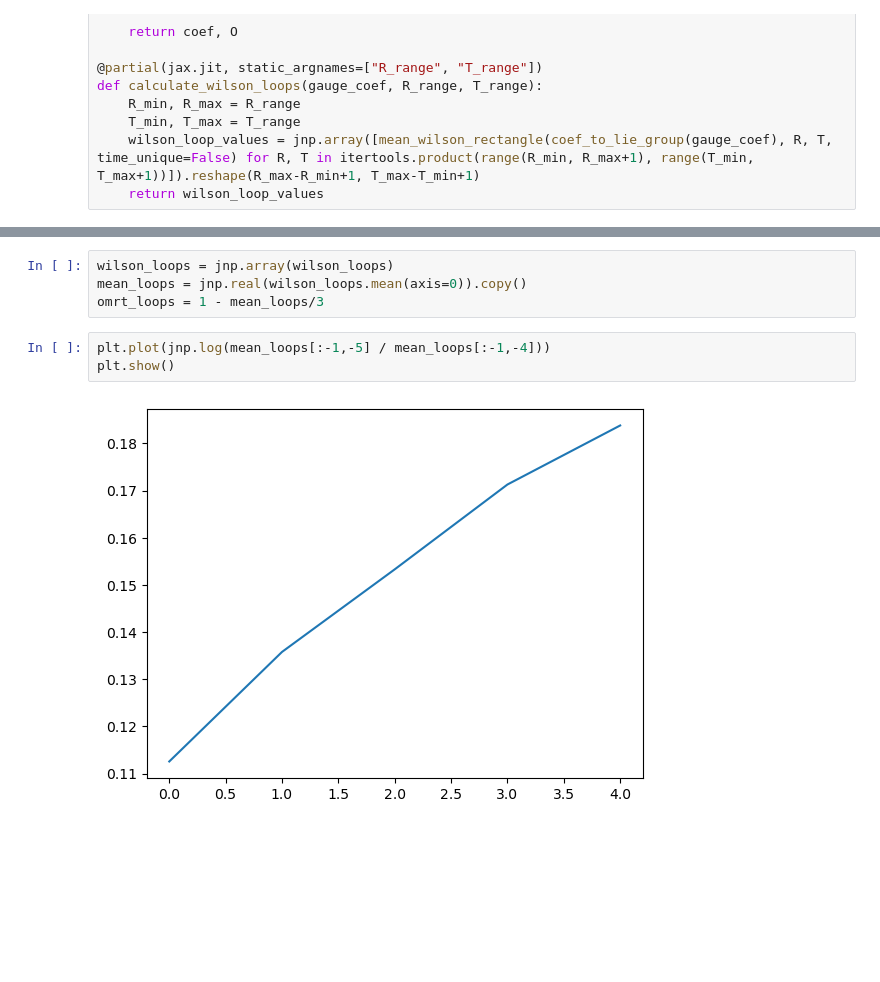
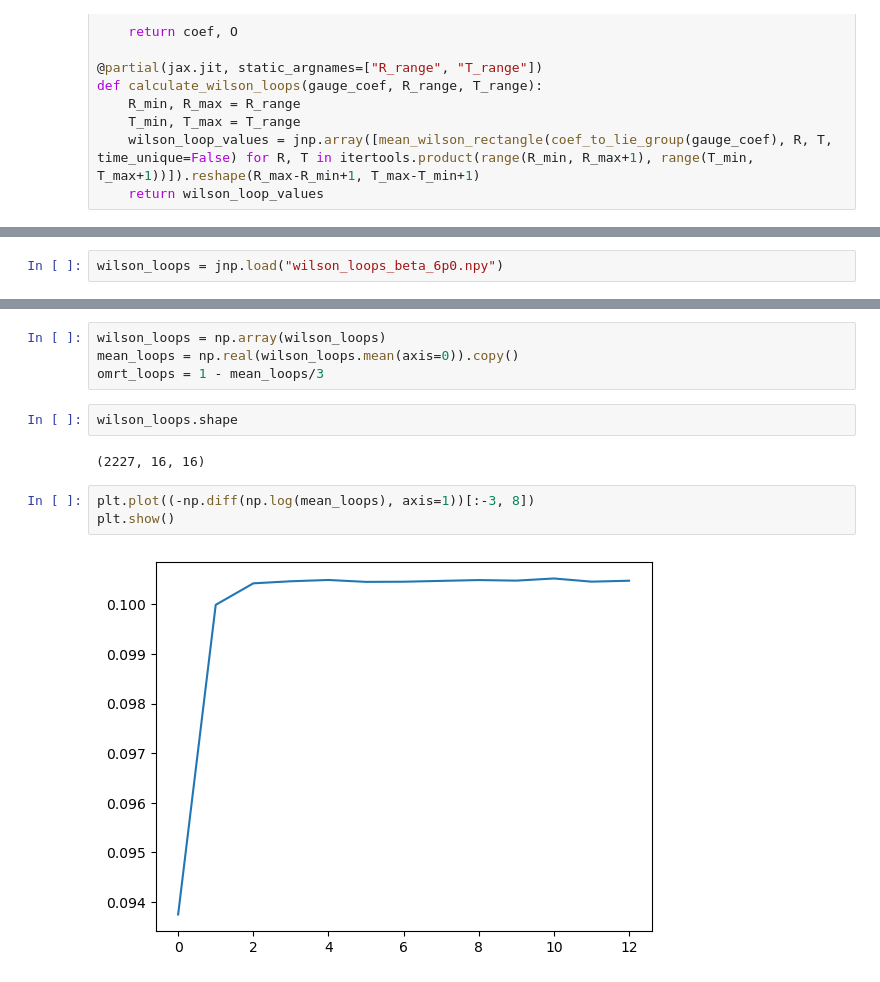
Before and after one commit to noah-lowry/lqcd-jax, a Jupyter notebook: jax-implementation/main.ipynb, the cells around one changed output, grey strips where cells are left out. Cells and saved outputs as stored; diff of their text form; blank space fills up the shorter version.

```diff
--- a/jax-implementation/main.ipynb
+++ b/jax-implementation/main.ipynb
@@ -123,3 +120,5 @@ for i in (bar := tqdm(range(3000))):
     bar.set_postfix({"dH": dH})
 # %% [output]
 KeyboardInterrupt:
+# %%
+wilson_loops = jnp.load("wilson_loops_beta_6p0.npy")
@@ -126,9 +137,13 @@ KeyboardInterrupt:
 # %%
-wilson_loops = jnp.array(wilson_loops)
-mean_loops = jnp.real(wilson_loops.mean(axis=0)).copy()
+wilson_loops = np.array(wilson_loops)
+mean_loops = np.real(wilson_loops.mean(axis=0)).copy()
 omrt_loops = 1 - mean_loops/3
+# %%
+wilson_loops.shape
+# %% [output]
+(2227, 16, 16)
 # %%
-plt.plot(jnp.log(mean_loops[:-1,-5] / mean_loops[:-1,-4]))
+plt.plot((-np.diff(np.log(mean_loops), axis=1))[:-3, 8])
 plt.show()
 # %% [output]
-[figure, old version]
+[figure, new version]
```
Also changed, not shown: parts of 13 cells of this notebook.
